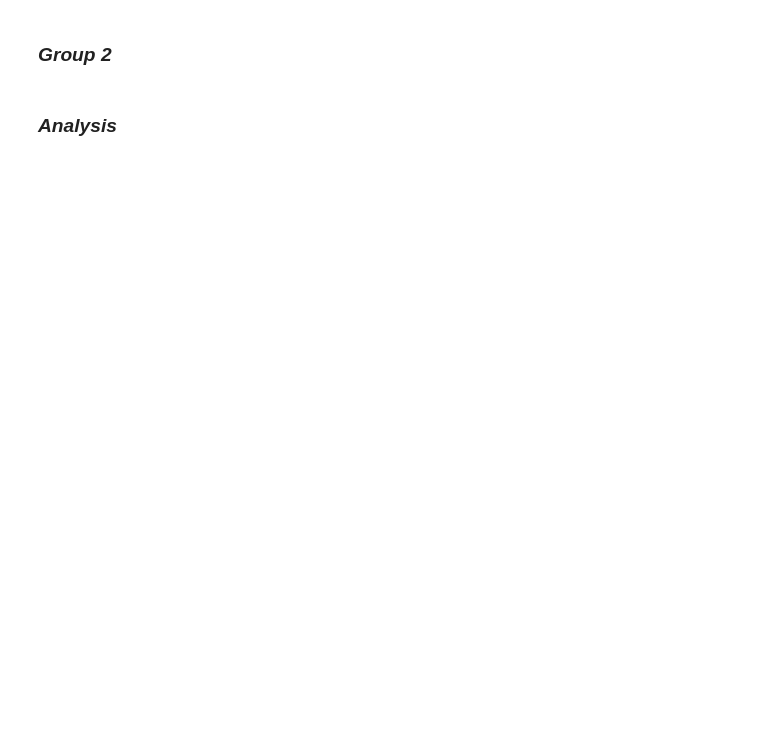
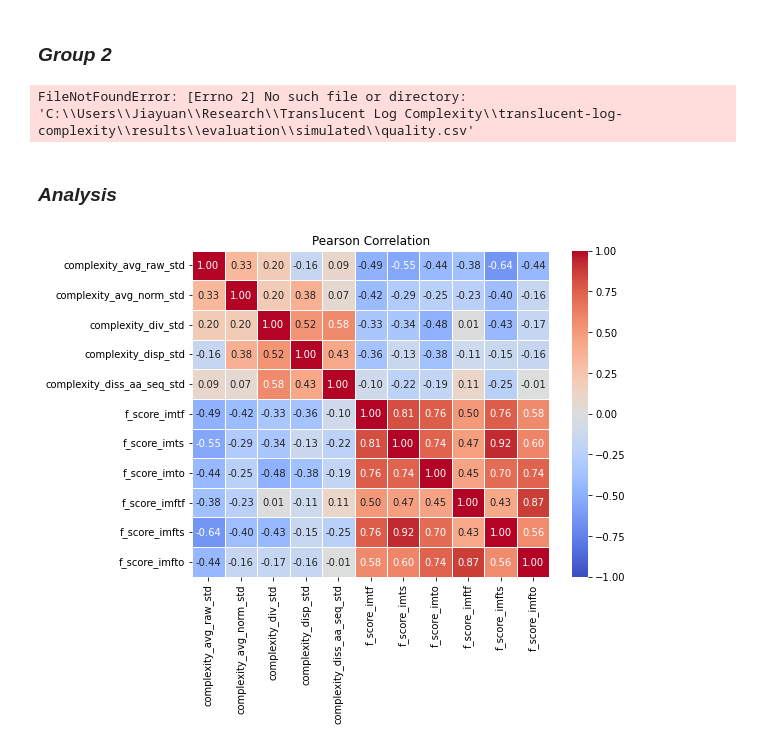
Before and after one commit to hudsonjychen/translucent-log-complexity, a Jupyter notebook: notebooks/experiment.ipynb, the cells around one changed output. Saved outputs shown, nothing was run; the diff lists cells and outputs as text; code cells hidden in the pictures; blank space fills up the shorter version.

Commit message:
run evaluation

```diff
--- a/notebooks/experiment.ipynb
+++ b/notebooks/experiment.ipynb
@@ -225,5 +228,14 @@ sm_q_df = pd.read_csv(sm_quality_path)
 
 sm_df_merge = pd.merge(sm_c_df, sm_q_df, on="name", how="inner")
 sm_df = sm_df_merge[columns]
+
+print(sm_df)
+# %% [output]
+FileNotFoundError: [Errno 2] No such file or directory: 'C:\\Users\\Jiayuan\\Research\\Translucent Log Complexity\\translucent-log-complexity\\results\\evaluation\\simulated\\quality.csv'
 # %% [markdown]
 ### *Analysis*
+# %%
+p_corr = get_corr_matrix(rl_sy_df)
+show_heatmap(p_corr, "Pearson Correlation")
+# %% [output]
+[figure, added]
```
Also changed, not shown: parts of 5 cells of this notebook, 13 other files.
